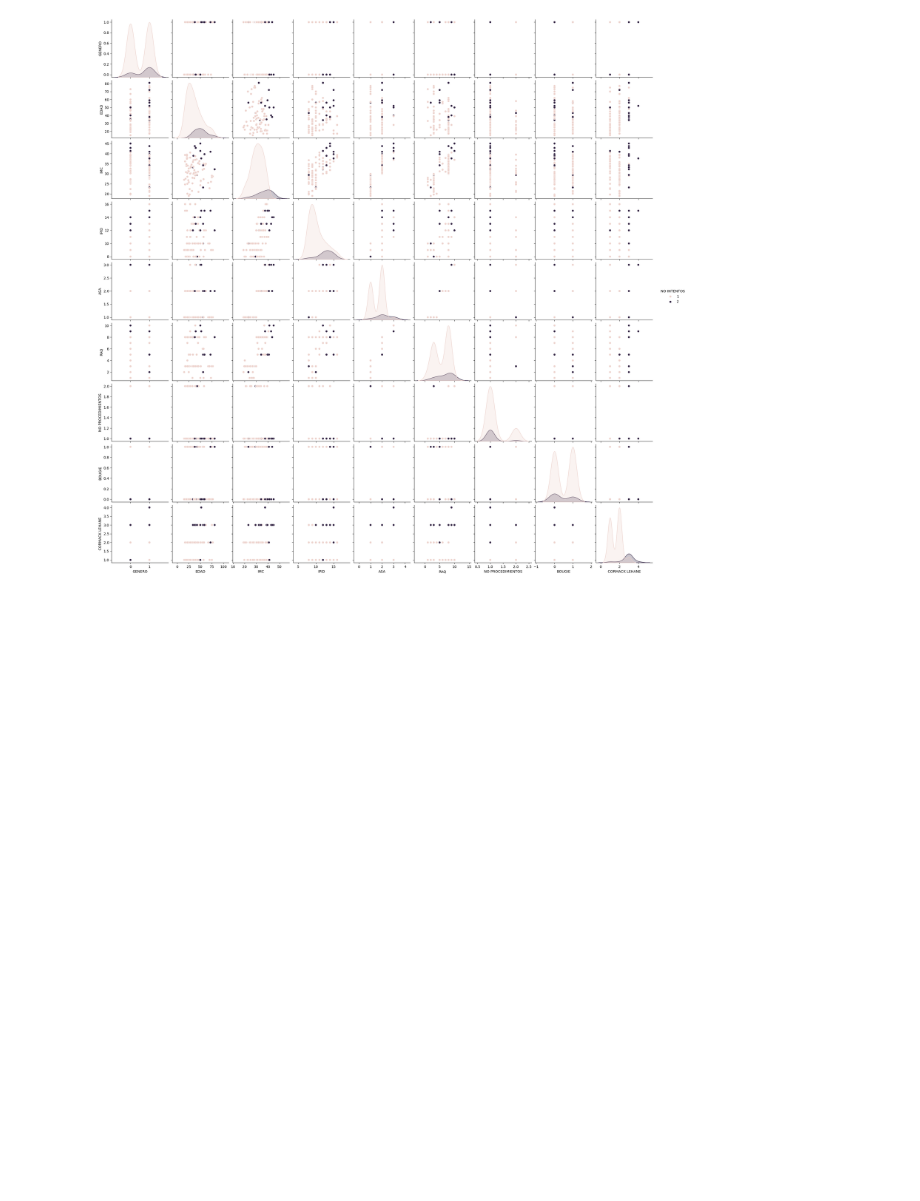
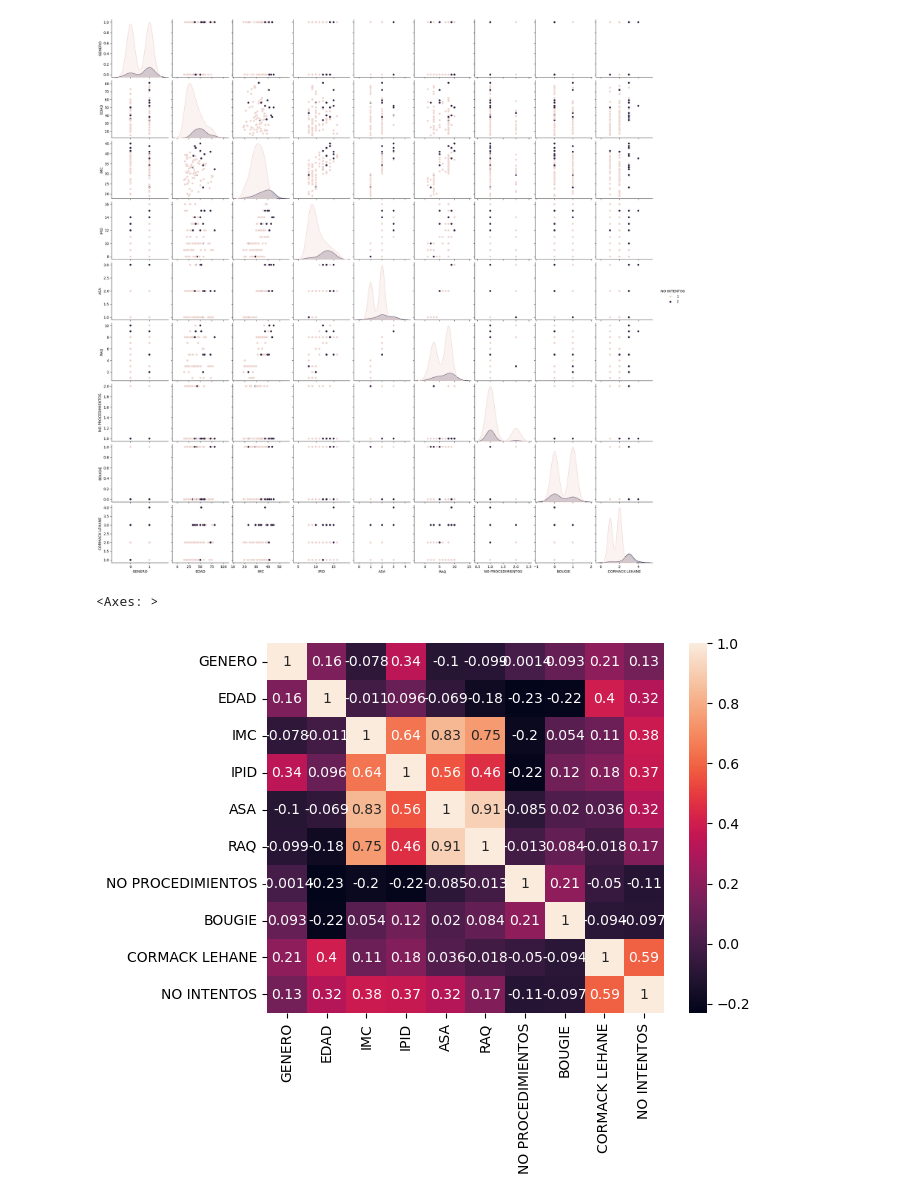
Before and after one commit to JustBati/4fun, a Jupyter notebook: isa.ipynb, the cells around one changed output. Cells and saved outputs as stored; diff of their text form; code cells hidden in the pictures; blank space fills up the shorter version.

```diff
--- a/isa.ipynb
+++ b/isa.ipynb
@@ -76,3 +90,9 @@ sns.pairplot(df_clean, hue='NO INTENTOS', diag_kind='kde')
 # %% [output]
 <seaborn.axisgrid.PairGrid at 0x...>
 [figure]
+# %%
+#Pearson correlation matrix
+sns.heatmap(df_clean.corr('pearson'), annot=True)
+# %% [output]
+<Axes: >
+[figure, added]
```
Also changed, not shown: parts of 4 cells of this notebook.
